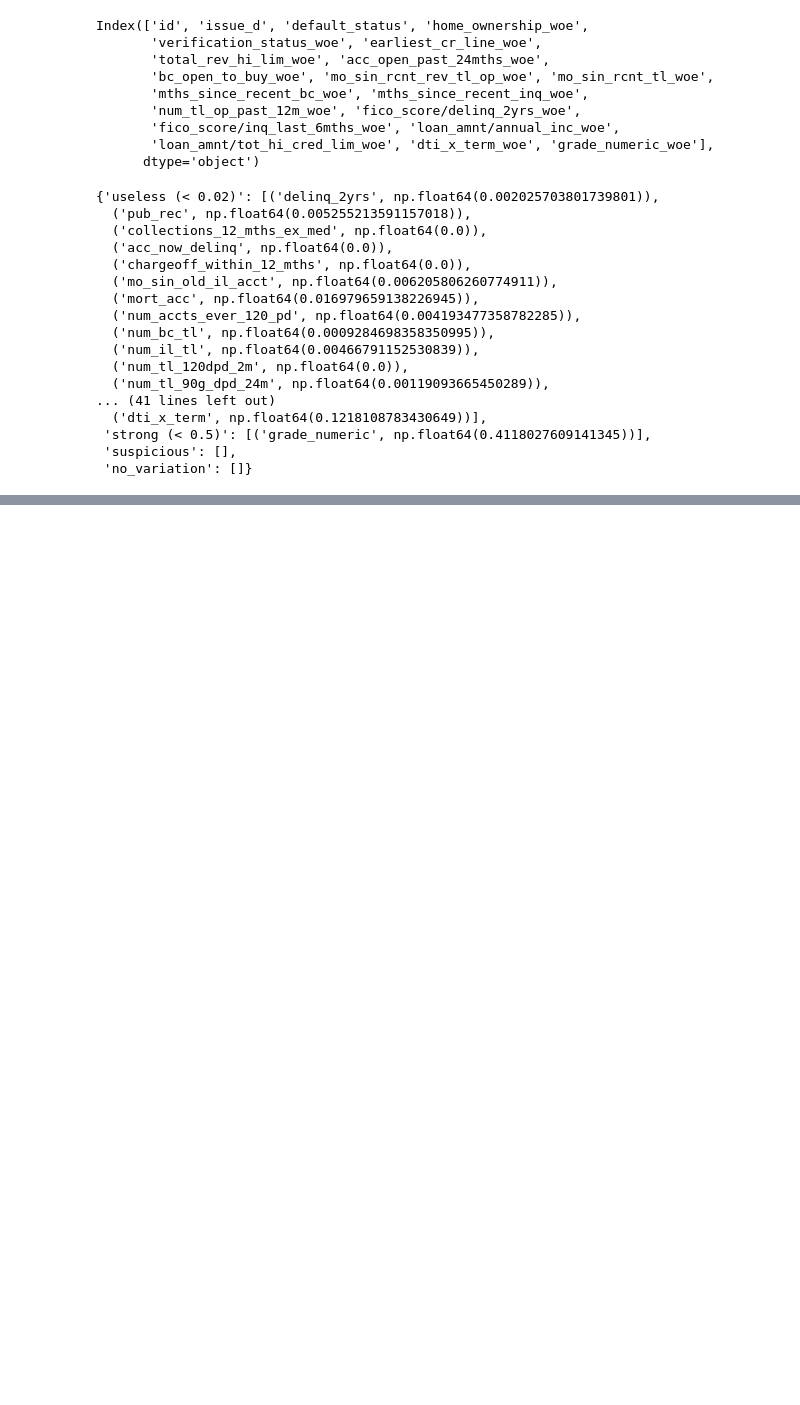
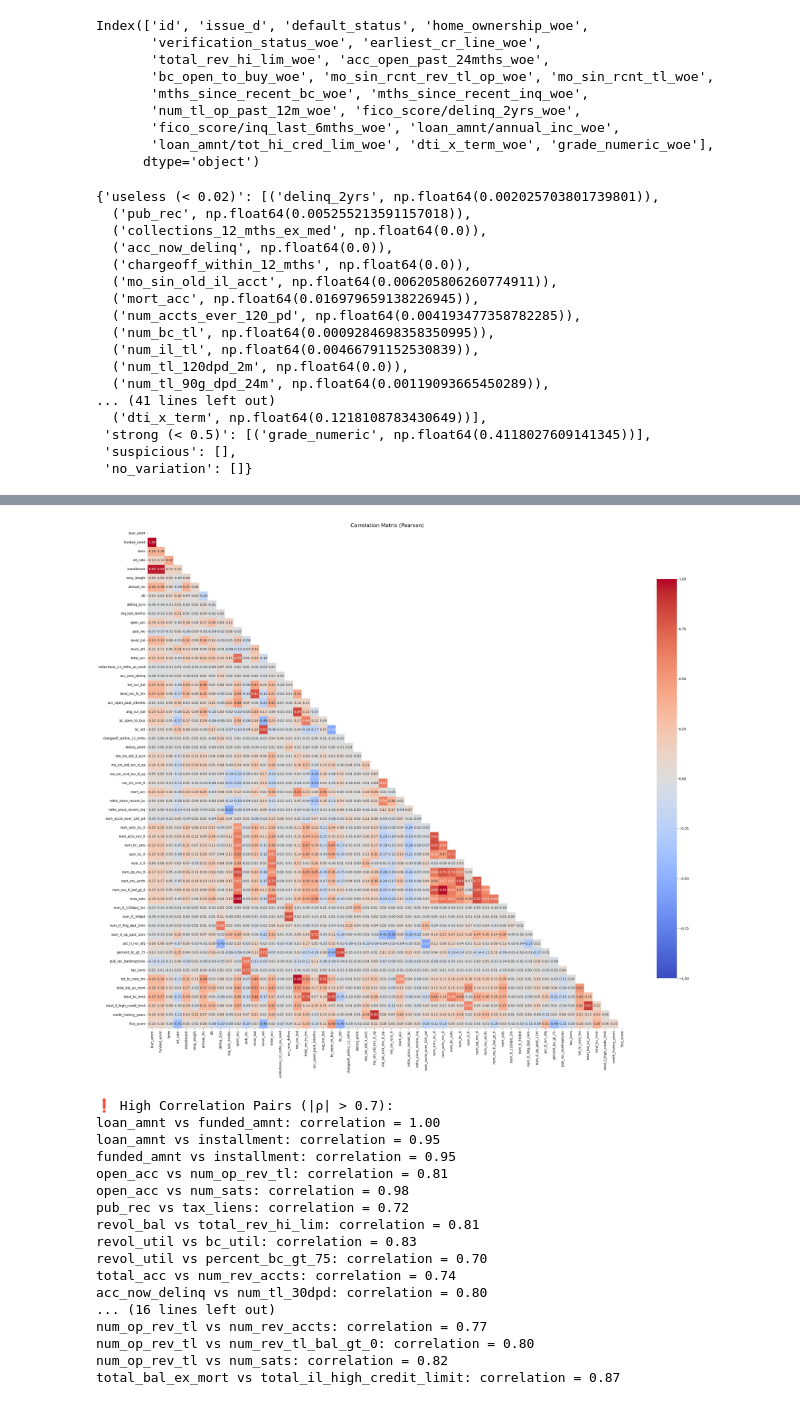
Before and after one commit to luuuneytunes12/Credit-Risk-Modeling-PySpark, a Jupyter notebook: notebooks/5. PD Modeling (Feature Engineering).ipynb, the cells around one changed output, grey strips where cells are left out. Drawn from its saved outputs; the diff is of its cells as text; code cells hidden in the pictures; blank space fills up the shorter version.

```diff
--- a/notebooks/5. PD Modeling (Feature Engineering).ipynb
+++ b/notebooks/5. PD Modeling (Feature Engineering).ipynb
@@ -1073,0 +697,19 @@ iv_categories
+# %%
+# == Check VIF ==
+excluded_cols = ['id', 'issue_d', 'default_status']
+numeric_columns = [field.name for field in df2.schema.fields if isinstance(field.dataType, NumericType) and field.name not in excluded_cols]
+
+# Assert excluded columns are not part of numeric_columns at all ==
+for column in excluded_cols:
+    assert column not in numeric_columns, f"Excluded column '{column}' found in numeric_columns"
+
+sampled_df2 = df2.sample(0.1, seed=42).toPandas()
+to_keep, to_drop = calculate_vif_pandas(sampled_df2, numeric_columns, threshold=5)
+
+print("✅ Features to Keep (VIF <= 5.0):")
+for feature, vif in to_keep:
+    print(f" - {feature}: {vif}")
+
+print("\n❌ Features to Drop (VIF > 5.0):")
+for feature, vif in to_drop:
+    print(f" - {feature}: {vif}")
@@ -1073,0 +740,58 @@ iv_categories
+# %%
+import numpy as np
+import seaborn as sns
+import matplotlib.pyplot as plt
+
+
+# 1) Compute correlation matrix (Pearson)
+corr_df = sampled_df2[numeric_columns].corr()
+
+# 2) Optional: mask upper triangle so it's easier to read
+mask = np.triu(np.ones_like(corr_df, dtype=bool))
+
+# 3) Plot heatmap
+plt.figure(figsize=(28, 24))
+sns.heatmap(
+    corr_df,
+    mask=mask,
+    cmap="coolwarm",
+    vmin=-1, vmax=1,
+    annot=True, fmt=".2f",
+    annot_kws={"size": 10},
+    cbar_kws={"shrink": 0.8}
+)
+plt.title("Correlation Matrix (Pearson)", fontsize=16)
+plt.tight_layout()
+plt.show()
+
+# 4) Extract high-correlation pairs
+threshold = 0.7
+high_corr_pairs = [
+    (col1, col2, corr_df.loc[col1, col2])
+    for i, col1 in enumerate(corr_df.columns)
+    for j, col2 in enumerate(corr_df.columns)
+    if i < j and abs(corr_df.loc[col1, col2]) > threshold
+]
+
+print(f"❗ High Correlation Pairs (|ρ| > {threshold}):")
+for var1, var2, corr_val in high_corr_pairs:
+    print(f"{var1} vs {var2}: correlation = {corr_val:.2f}")
+# %% [output]
+[figure, added]
+❗ High Correlation Pairs (|ρ| > 0.7):
+loan_amnt vs funded_amnt: correlation = 1.00
+loan_amnt vs installment: correlation = 0.95
+funded_amnt vs installment: correlation = 0.95
+open_acc vs num_op_rev_tl: correlation = 0.81
+open_acc vs num_sats: correlation = 0.98
+pub_rec vs tax_liens: correlation = 0.72
+revol_bal vs total_rev_hi_lim: correlation = 0.81
+revol_util vs bc_util: correlation = 0.83
+revol_util vs percent_bc_gt_75: correlation = 0.70
+total_acc vs num_rev_accts: correlation = 0.74
+acc_now_delinq vs num_tl_30dpd: correlation = 0.80
+... (16 lines left out)
+num_op_rev_tl vs num_rev_accts: correlation = 0.77
+num_op_rev_tl vs num_rev_tl_bal_gt_0: correlation = 0.80
+num_op_rev_tl vs num_sats: correlation = 0.82
+total_bal_ex_mort vs total_il_high_credit_limit: correlation = 0.87
```
Also changed, not shown: parts of 18 cells of this notebook, 12 other files.
